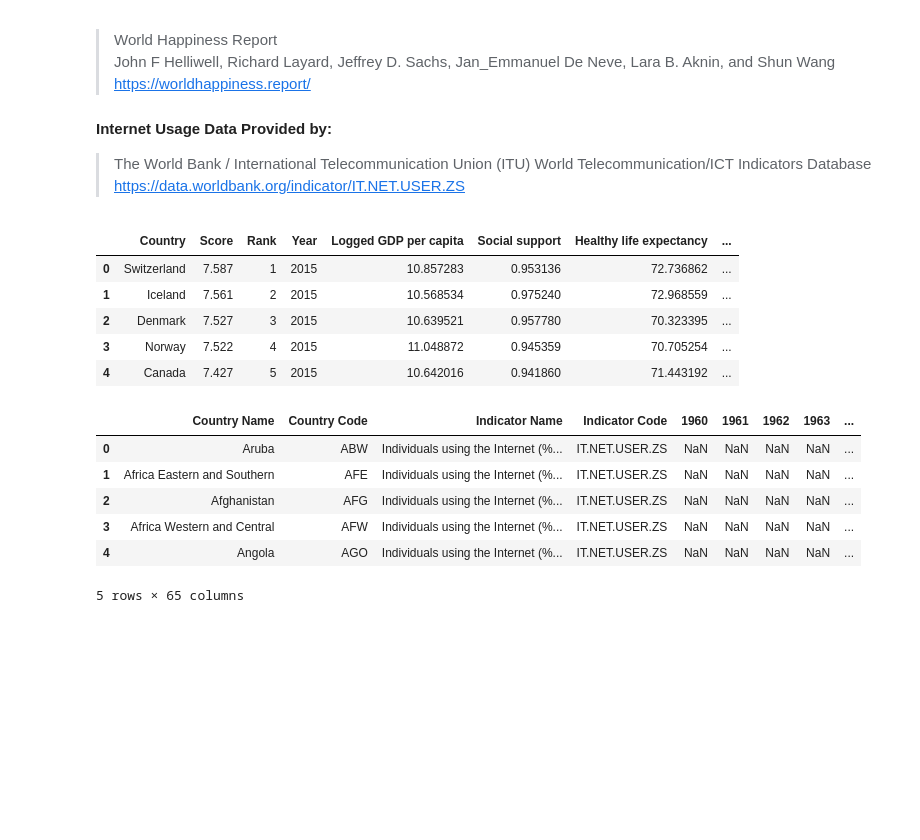
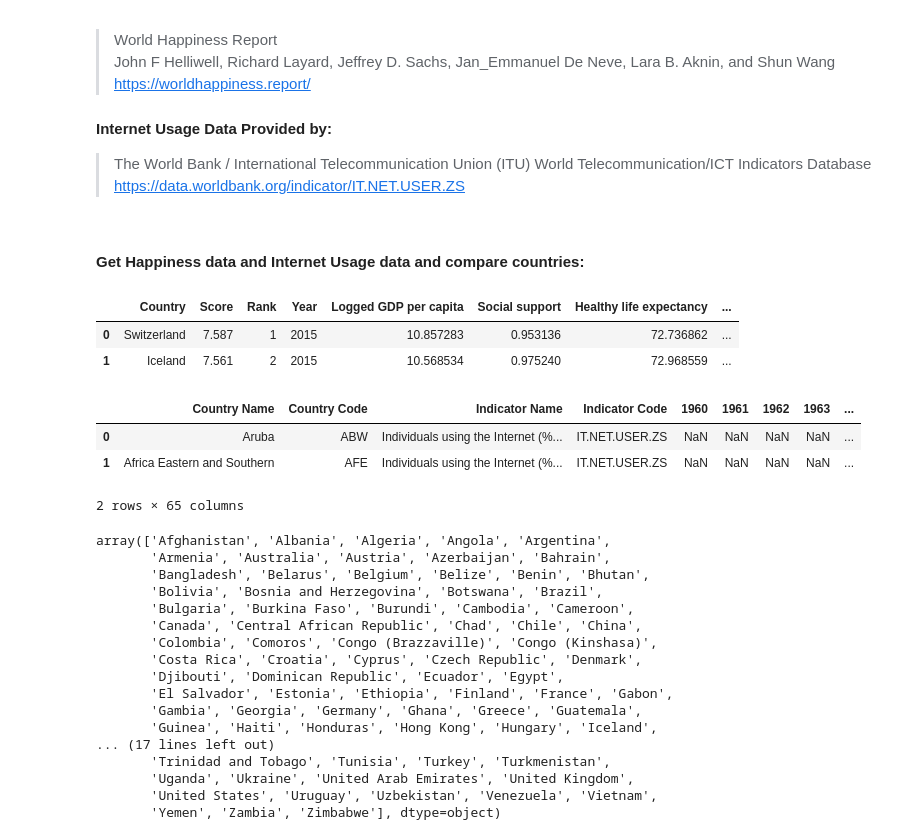
Before and after one commit to kawandag/PopulationvsHappinessData, a Jupyter notebook: InternetUseAnalysis.ipynb, the cells around one changed output. Drawn from its saved outputs; the diff is of its cells as text; code cells hidden in the pictures; blank space fills up the shorter version.

```diff
--- a/InternetUseAnalysis.ipynb
+++ b/InternetUseAnalysis.ipynb
@@ -28,26 +28,43 @@ happinessdatafile = "Input_Data/WHR2015-21.xlsx"
 internetoutputfile = "Output_Data/cleaned_internet_usage_data.csv"
 happinessoutputfile = "Output_Data/happiness_data_inclulding_intenet.csv"
 plot1 = "Output_Data/internet_vs_happiness_plot.png"
+# %% [markdown]
+#### Get Happiness data and Internet Usage data and compare countries:
 # %%
 # Read in happiness data and display
 happinessdata = pd.read_excel(happinessdatafile)
-happinessdata.head()
+happinessdata.head(2)
 # %% [output]
 |  | Country | Score | Rank | Year | Logged GDP per capita | Social support | Healthy life expectancy | ... |
 | 0 | Switzerland | 7.587 | 1 | 2015 | 10.857283 | 0.953136 | 72.736862 | ... |
 | 1 | Iceland | 7.561 | 2 | 2015 | 10.568534 | 0.975240 | 72.968559 | ... |
-| 2 | Denmark | 7.527 | 3 | 2015 | 10.639521 | 0.957780 | 70.323395 | ... |
-| 3 | Norway | 7.522 | 4 | 2015 | 11.048872 | 0.945359 | 70.705254 | ... |
-| 4 | Canada | 7.427 | 5 | 2015 | 10.642016 | 0.941860 | 71.443192 | ... |
 # %%
 # Read in internet usage data and display
 internetdata = pd.read_excel(internetdatafile)
-internetdata.head()
+internetdata.head(2)
 # %% [output]
 |  | Country Name | Country Code | Indicator Name | Indicator Code | 1960 | 1961 | 1962 | 1963 | ... |
 | 0 | Aruba | ABW | Individuals using the Internet (%... | IT.NET.USER.ZS | NaN | NaN | NaN | NaN | ... |
 | 1 | Africa Eastern and Southern | AFE | Individuals using the Internet (%... | IT.NET.USER.ZS | NaN | NaN | NaN | NaN | ... |
-| 2 | Afghanistan | AFG | Individuals using the Internet (%... | IT.NET.USER.ZS | NaN | NaN | NaN | NaN | ... |
-| 3 | Africa Western and Central | AFW | Individuals using the Internet (%... | IT.NET.USER.ZS | NaN | NaN | NaN | NaN | ... |
-| 4 | Angola | AGO | Individuals using the Internet (%... | IT.NET.USER.ZS | NaN | NaN | NaN | NaN | ... |
-5 rows × 65 columns
+2 rows × 65 columns
+# %%
+# List all the countries in the happiness data
+happinessdata["Country"].sort_values().unique()
+# %% [output]
+array(['Afghanistan', 'Albania', 'Algeria', 'Angola', 'Argentina',
+       'Armenia', 'Australia', 'Austria', 'Azerbaijan', 'Bahrain',
+       'Bangladesh', 'Belarus', 'Belgium', 'Belize', 'Benin', 'Bhutan',
+       'Bolivia', 'Bosnia and Herzegovina', 'Botswana', 'Brazil',
+       'Bulgaria', 'Burkina Faso', 'Burundi', 'Cambodia', 'Cameroon',
+       'Canada', 'Central African Republic', 'Chad', 'Chile', 'China',
+       'Colombia', 'Comoros', 'Congo (Brazzaville)', 'Congo (Kinshasa)',
+       'Costa Rica', 'Croatia', 'Cyprus', 'Czech Republic', 'Denmark',
+       'Djibouti', 'Dominican Republic', 'Ecuador', 'Egypt',
+       'El Salvador', 'Estonia', 'Ethiopia', 'Finland', 'France', 'Gabon',
+       'Gambia', 'Georgia', 'Germany', 'Ghana', 'Greece', 'Guatemala',
+       'Guinea', 'Haiti', 'Honduras', 'Hong Kong', 'Hungary', 'Iceland',
+... (17 lines left out)
+       'Trinidad and Tobago', 'Tunisia', 'Turkey', 'Turkmenistan',
+       'Uganda', 'Ukraine', 'United Arab Emirates', 'United Kingdom',
+       'United States', 'Uruguay', 'Uzbekistan', 'Venezuela', 'Vietnam',
+       'Yemen', 'Zambia', 'Zimbabwe'], dtype=object)
```
Also changed, not shown: parts of 12 cells of this notebook, 4 other files.
